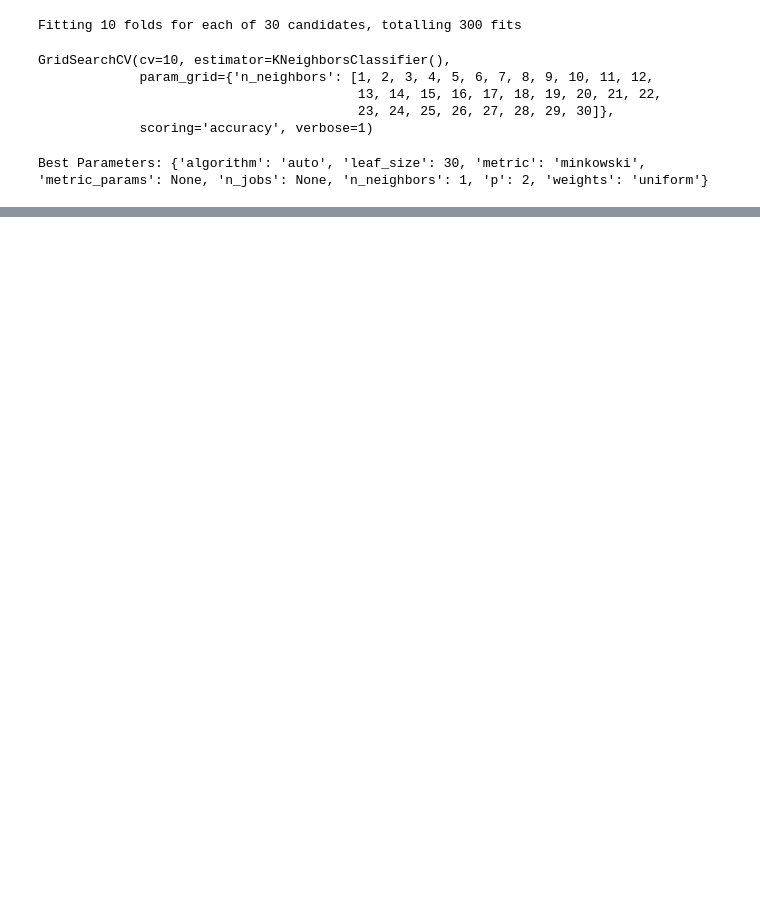
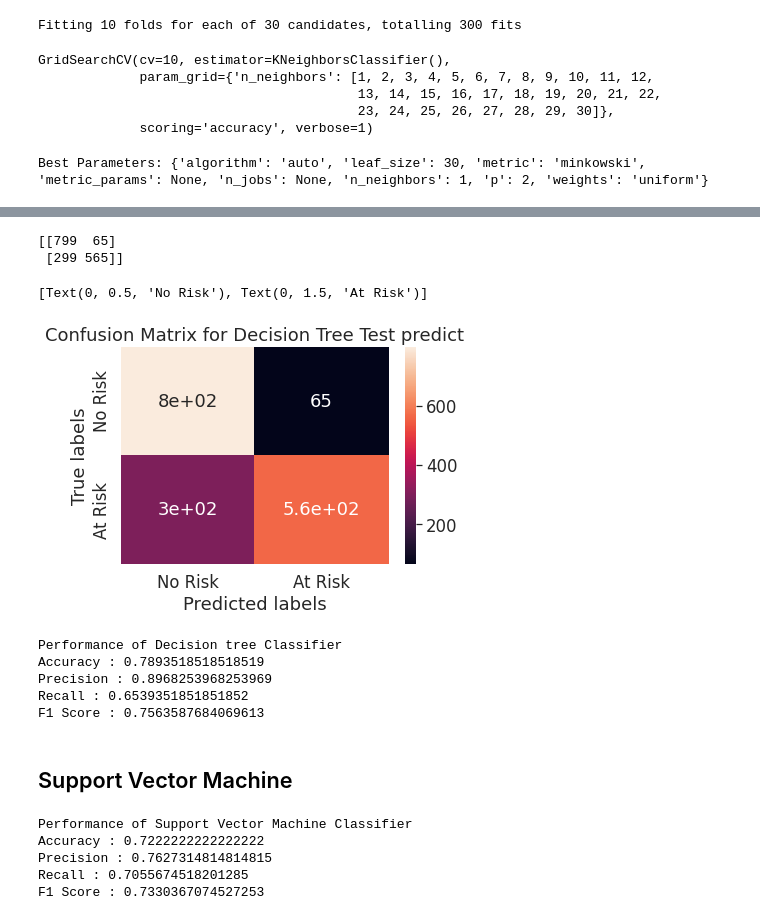
Before and after one commit to KirteshVerma/Cardiovascular_Risk_Prediction, a Jupyter notebook: kirtesh_Cardio_Risk_Prediction.ipynb, the cells around one changed output, grey strips where cells are left out. Cells and saved outputs as stored; diff of their text form; code cells hidden in the pictures; blank space fills up the shorter version.

```diff
--- a/kirtesh_Cardio_Risk_Prediction.ipynb
+++ b/kirtesh_Cardio_Risk_Prediction.ipynb
@@ -606,0 +650,65 @@ plt.show()
+# %%
+#confusion matrix(test_data)
+labels = ['No Risk', 'At Risk']
+cm = confusion_matrix(y_test, test_preds)
+print(cm)
+ax= plt.subplot()
+sns.heatmap(cm, annot=True, ax = ax) #annot=True to annotate cells
+# labels, title and ticks
+ax.set_xlabel('Predicted labels')
+ax.set_ylabel('True labels')
+ax.set_title('Confusion Matrix for Decision Tree Test predict')
+ax.xaxis.set_ticklabels(labels)
+ax.yaxis.set_ticklabels(labels)
+# %% [output]
+[[799  65]
+ [299 565]]
+[Text(0, 0.5, 'No Risk'), Text(0, 1.5, 'At Risk')]
+[figure, added]
+# %%
+decision_tree_model= DecisionTreeClassifier()
+decision_tree_model.fit(X_train,y_train)
+decision_tree_model = decision_tree_model.predict(X_test)
+
+#Performance Metrics
+dt_accuracy= accuracy_score(y_test,test_preds)
+dt_precision= precision_score(y_test,test_preds)
+dt_recall= recall_score(y_test,test_preds)
+dt_f1_score= f1_score( y_test,test_preds)
+
+print('Performance of Decision tree Classifier')
+print('Accuracy :' , dt_accuracy)
+print('Precision :', dt_precision)
+print('Recall :', dt_recall)
+print('F1 Score :', dt_f1_score)
+# %% [output]
+Performance of Decision tree Classifier
+Accuracy : 0.7893518518518519
+Precision : 0.8968253968253969
+Recall : 0.6539351851851852
+F1 Score : 0.7563587684069613
+# %% [markdown]
+## Support Vector Machine
+# %%
+from sklearn.svm import SVC
+svm= SVC()
+svm.fit(X_train,y_train)
+svm_predictions= svm.predict(X_test)
+
+#Performance Metrics
+svm_accuracy= accuracy_score(svm_predictions,y_test)
+svm_precision= precision_score(svm_predictions,y_test)
+svm_recall= recall_score(svm_predictions,y_test)
+svm_f1_score= f1_score(svm_predictions, y_test)
+
+print('Performance of Support Vector Machine Classifier')
+print('Accuracy :' , svm_accuracy)
+print('Precision :', svm_precision)
+print('Recall :', svm_recall)
+print('F1 Score :', svm_f1_score)
+# %% [output]
+Performance of Support Vector Machine Classifier
+Accuracy : 0.7222222222222222
+Precision : 0.7627314814814815
+Recall : 0.7055674518201285
+F1 Score : 0.7330367074527253
```
Also changed, not shown: parts of 22 cells of this notebook.
